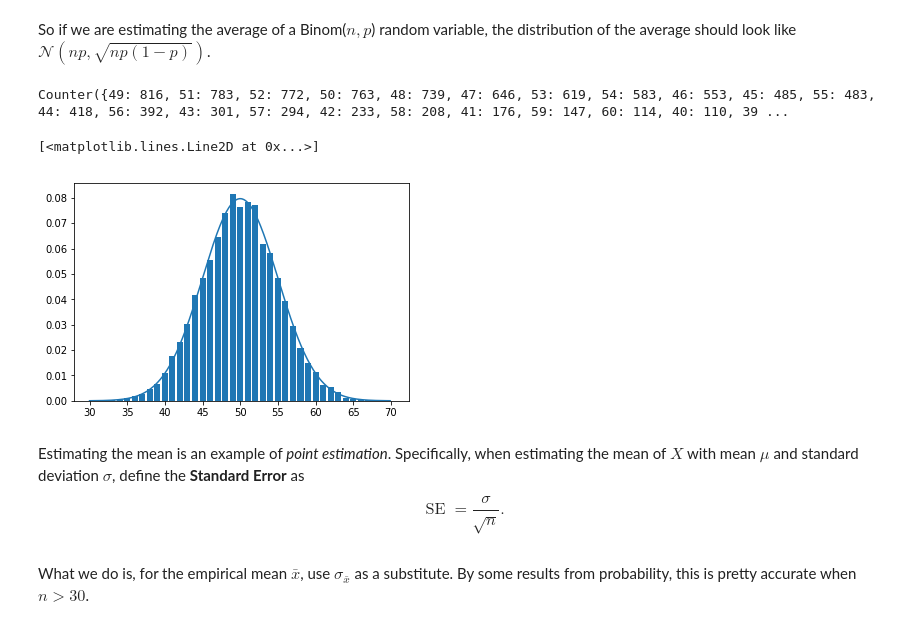
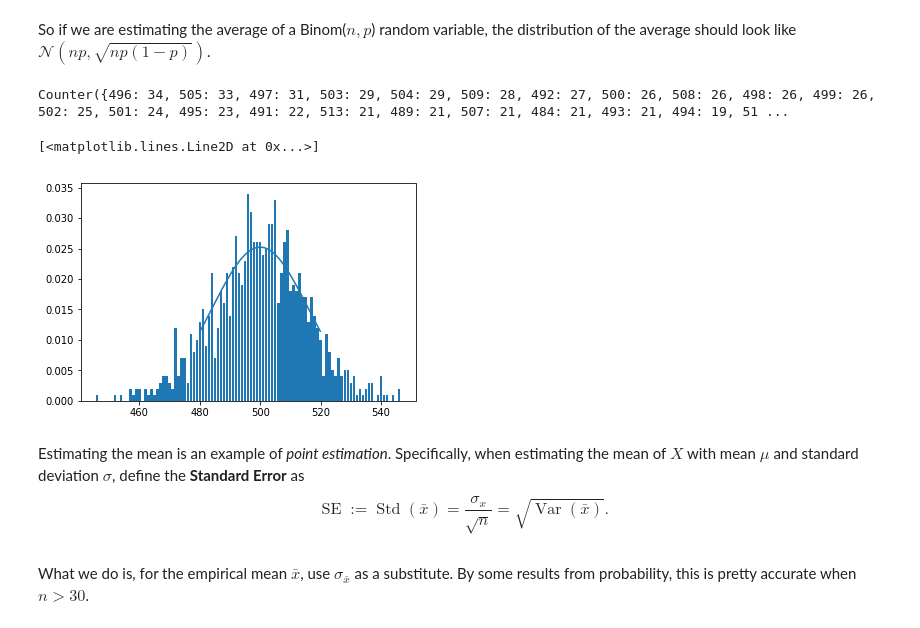
Before and after one commit to jtanderson/COSC-311-Fall2020, a Jupyter notebook: ContinuousDistributions.ipynb, the cells around one changed output. Saved outputs shown, nothing was run; the diff lists cells and outputs as text; code cells hidden in the pictures.

```diff
--- a/ContinuousDistributions.ipynb
+++ b/ContinuousDistributions.ipynb
@@ -235,42 +235,42 @@ So if we are estimating the average of a Binom($n,p$) random variable, the distr
 from collections import Counter
 
 # Example: take coin flips, Bernoulli random variable
-n = 100
+n = 1000
 p = 0.5
-num = 10000
+num = 1000
 
 # a single of binomial(n,p)
 # the estimated of these should look like N(np, sqrt(np(1-p)))
 def binom(n,p):
     return sum([np.random.choice([0,1], p=[1-p,p]) for _ in range(0,n)])
 
 data = [binom(n,p) for _ in range(num)]
 
 # Counter will count the occurences of values
 # so key: value says that we got "key" heads, "value" times
 counts = Counter(data)
 print(counts)
 
 plt.bar([x for x in counts.keys()],[v / num for v in counts.values()])
 
 #means = [mean(binom(n,p,100)) for _ in range(0,100)]
 
 mu = n*p
 sigma = math.sqrt(n*p*(1-p))
 
 xs = np.arange(-20,20,0.1) + mu
 # the CLT says the average of a binom(n,p) will follow this curve
 # normal_cdf(x + 0.5, mu, sigma) - normal_cdf(x - 0.5, mu, sigma) is
 # Prob( Normal lies within [x-0.5, x+0.5] ), i.e. the integral of the
 # normal pdf from x-0.5 to x+0.5, i.e the integral of a "strip" of the normal pdf around x
 plt.plot(xs, [normal_cdf(x + 0.5, mu, sigma) - normal_cdf(x - 0.5, mu, sigma) for x in xs])
 # %% [output]
-Counter({49: 816, 51: 783, 52: 772, 50: 763, 48: 739, 47: 646, 53: 619, 54: 583, 46: 553, 45: 485, 55: 483, 44: 418, 56: 392, 43: 301, 57: 294, 42: 233, 58: 208, 41: 176, 59: 147, 60: 114, 40: 110, 39 ...
+Counter({496: 34, 505: 33, 497: 31, 503: 29, 504: 29, 509: 28, 492: 27, 500: 26, 508: 26, 498: 26, 499: 26, 502: 25, 501: 24, 495: 23, 491: 22, 513: 21, 489: 21, 507: 21, 484: 21, 493: 21, 494: 19, 51 ...
 [<matplotlib.lines.Line2D at 0x...>]
-[figure, old version]
+[figure, new version]
 # %% [markdown]
 Estimating the mean is an example of _point estimation_. Specifically, when estimating the mean of $X$ with mean $\mu$ and standard deviation $\sigma$, define the **Standard Error** as
-$$ \operatorname{SE} = \frac{\sigma}{\sqrt{n}}. $$
+$$ \operatorname{SE} := \operatorname{Std}(\bar{x})= \frac{\sigma_x}{\sqrt{n}} = \sqrt{\operatorname{Var}(\bar{x})}. $$
 # %% [markdown]
 What we do is, for the empirical mean $\bar{x}$, use $\sigma_{\bar{x}}$ as a substitute.
 By some results from probability, this is pretty accurate when $n > 30$.
```
Also changed, not shown: parts of 7 cells of this notebook.
